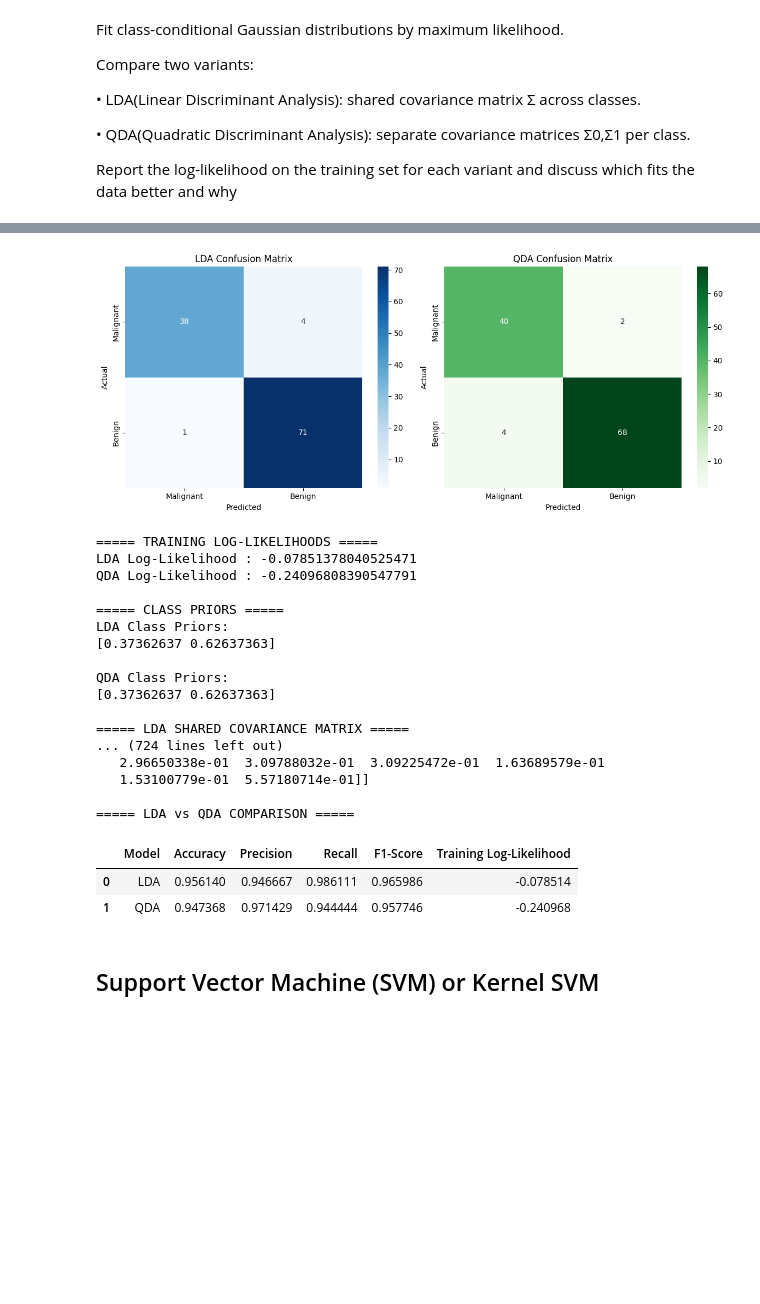
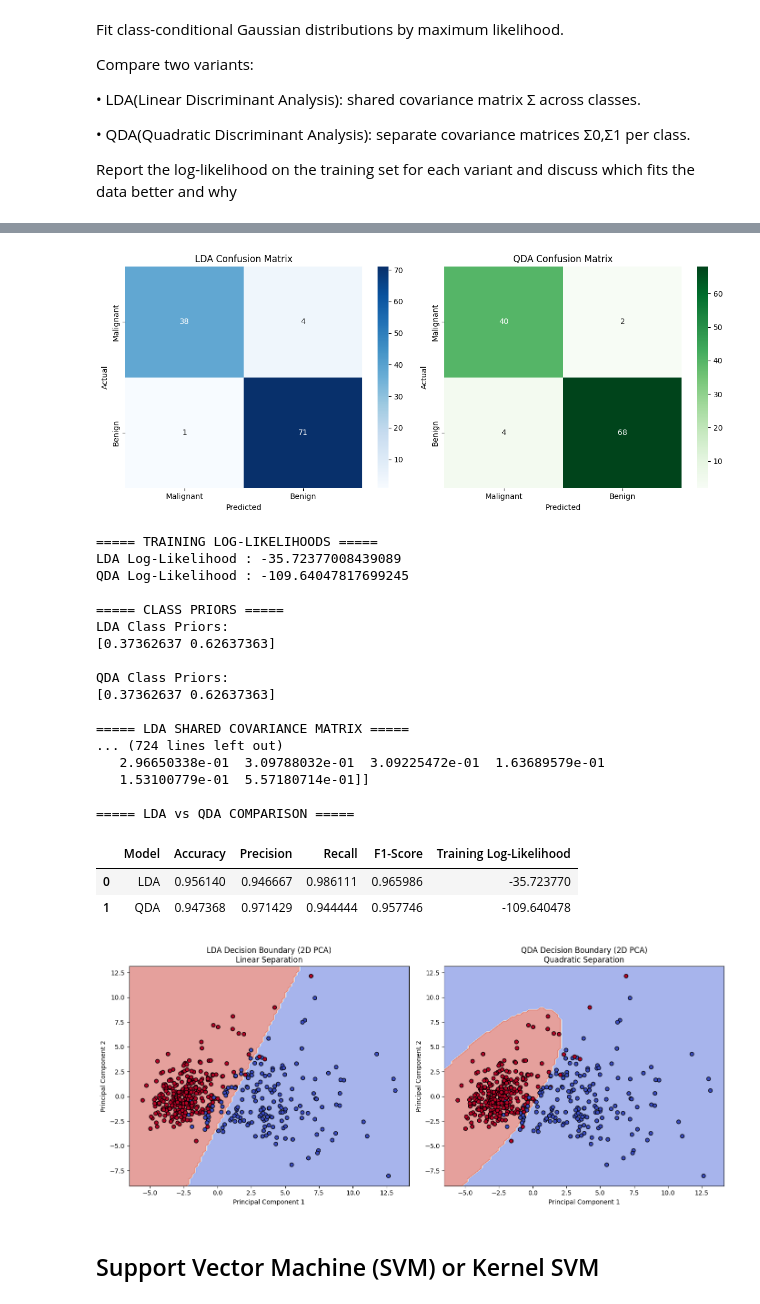
Before and after one commit to sumedhpuri/i_was_bored, a Jupyter notebook: machine_learning/machine_learning_assignment_1.ipynb, the cells around one changed output, grey strips where cells are left out. Saved outputs shown, nothing was run; the diff lists cells and outputs as text; code cells hidden in the pictures; blank space fills up the shorter version.

Commit message:
decision boundary

```diff
--- a/machine_learning/machine_learning_assignment_1.ipynb
+++ b/machine_learning/machine_learning_assignment_1.ipynb
@@ -418,8 +465,8 @@ lda_probs = lda.predict_proba(X_train_scaled)
 qda_probs = qda.predict_proba(X_train_scaled)
 
 # Negative log-loss = log-likelihood
-lda_log_likelihood = -log_loss(y_train, lda_probs)
-qda_log_likelihood = -log_loss(y_train, qda_probs)
+lda_log_likelihood = -log_loss(y_train, lda_probs) * len(y_train)
+qda_log_likelihood = -log_loss(y_train, qda_probs) * len(y_train)
 
 print("\n===== TRAINING LOG-LIKELIHOODS =====")
 
@@ -473,6 +520,67 @@ results_df = pd.DataFrame({
 print("\n===== LDA vs QDA COMPARISON =====")
 
 display(results_df)
+
+# plot the decision boundary
+pca = PCA(n_components=2)
+X_train_pca = pca.fit_transform(X_train_scaled)
+
+#Retrain the LDA and QDA models on the 2D data
+lda_2d = LinearDiscriminantAnalysis(store_covariance=True)
+lda_2d.fit(X_train_pca, y_train)
+
+qda_2d = QuadraticDiscriminantAnalysis(store_covariance=True)
+qda_2d.fit(X_train_pca, y_train)
+
+#plot the decision boundaries side-by-side
+fig, axes = plt.subplots(1, 2, figsize=(14, 6))
+
+#plot LDA boundary
+disp_lda = DecisionBoundaryDisplay.from_estimator(
+    lda_2d,
+    X_train_pca,
+    response_method="predict",
+    cmap="coolwarm",
+    alpha=0.5,
+    ax=axes[0],
+    xlabel="Principal Component 1",
+    ylabel="Principal Component 2"
+)
+
+#scatter plot of the 2D training data points
+disp_lda.ax_.scatter(
+    X_train_pca[:, 0],
+    X_train_pca[:, 1],
+    c=y_train,
+    edgecolor="k",
+    cmap="coolwarm"
+)
+axes[0].set_title("LDA Decision Boundary (2D PCA)\nLinear Separation")
+
+#plot QDA boundary
+disp_qda = DecisionBoundaryDisplay.from_estimator(
+    qda_2d,
+    X_train_pca,
+    response_method="predict",
+    cmap="coolwarm",
+    alpha=0.5,
+    ax=axes[1],
+    xlabel="Principal Component 1",
+    ylabel="Principal Component 2"
+)
+
+#scatter plot of the 2D training data points
+disp_qda.ax_.scatter(
+    X_train_pca[:, 0],
+    X_train_pca[:, 1],
+    c=y_train,
+    edgecolor="k",
+    cmap="coolwarm"
+)
+axes[1].set_title("QDA Decision Boundary (2D PCA)\nQuadratic Separation")
+
+plt.tight_layout()
+plt.show()
 # %% [output]
 ===== LDA PERFORMANCE =====
 Accuracy  : 0.9561
@@ -481,37 +589,38 @@ Recall    : 0.9861
 F1-Score  : 0.9660
 
 Classification Report:
               precision    recall  f1-score   support
 
            0       0.97      0.90      0.94        42
            1       0.95      0.99      0.97        72
 
 ... (16 lines left out)
 
     accuracy                           0.95       114
    macro avg       0.94      0.95      0.94       114
 weighted avg       0.95      0.95      0.95       114
 [figure]
 ===== TRAINING LOG-LIKELIHOODS =====
-LDA Log-Likelihood : -0.07851378040525471
-QDA Log-Likelihood : -0.24096808390547791
+LDA Log-Likelihood : -35.72377008439089
+QDA Log-Likelihood : -109.64047817699245
 
 ===== CLASS PRIORS =====
 LDA Class Priors:
 [0.37362637 0.62637363]
 
 QDA Class Priors:
 [0.37362637 0.62637363]
 
 ===== LDA SHARED COVARIANCE MATRIX =====
 ... (724 lines left out)
    2.96650338e-01  3.09788032e-01  3.09225472e-01  1.63689579e-01
    1.53100779e-01  5.57180714e-01]]
 
 ===== LDA vs QDA COMPARISON =====
 |  | Model | Accuracy | Precision | Recall | F1-Score | Training Log-Likelihood |
-| 0 | LDA | 0.956140 | 0.946667 | 0.986111 | 0.965986 | -0.078514 |
-| 1 | QDA | 0.947368 | 0.971429 | 0.944444 | 0.957746 | -0.240968 |
+| 0 | LDA | 0.956140 | 0.946667 | 0.986111 | 0.965986 | -35.723770 |
+| 1 | QDA | 0.947368 | 0.971429 | 0.944444 | 0.957746 | -109.640478 |
+[figure, added]
 # %% [markdown]
 ## Support Vector Machine (SVM) or Kernel SVM
 # %% [markdown]
```
Also changed, not shown: parts of 9 cells of this notebook.
